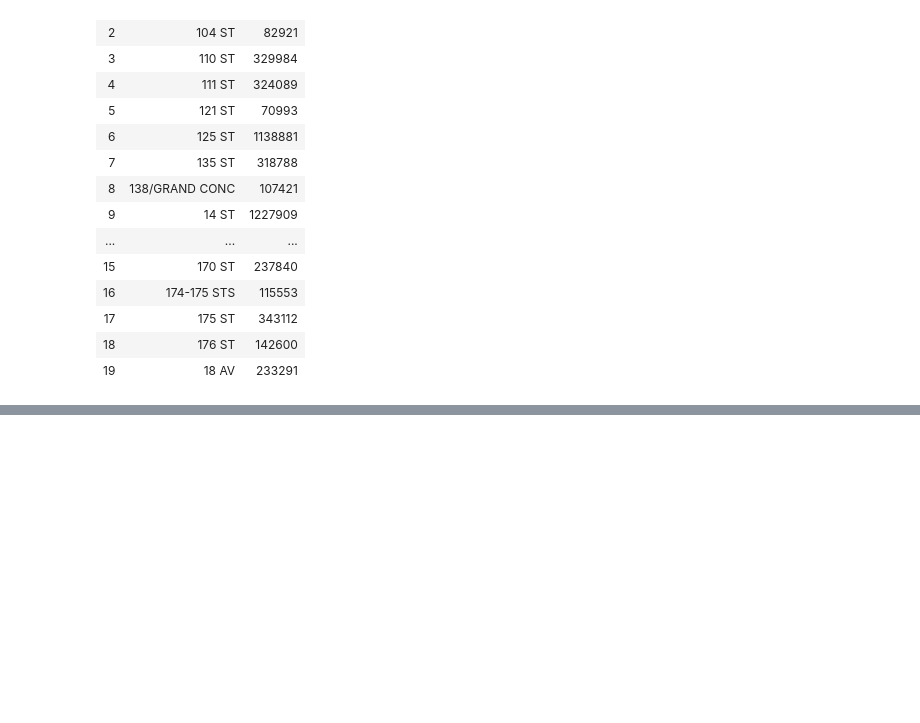
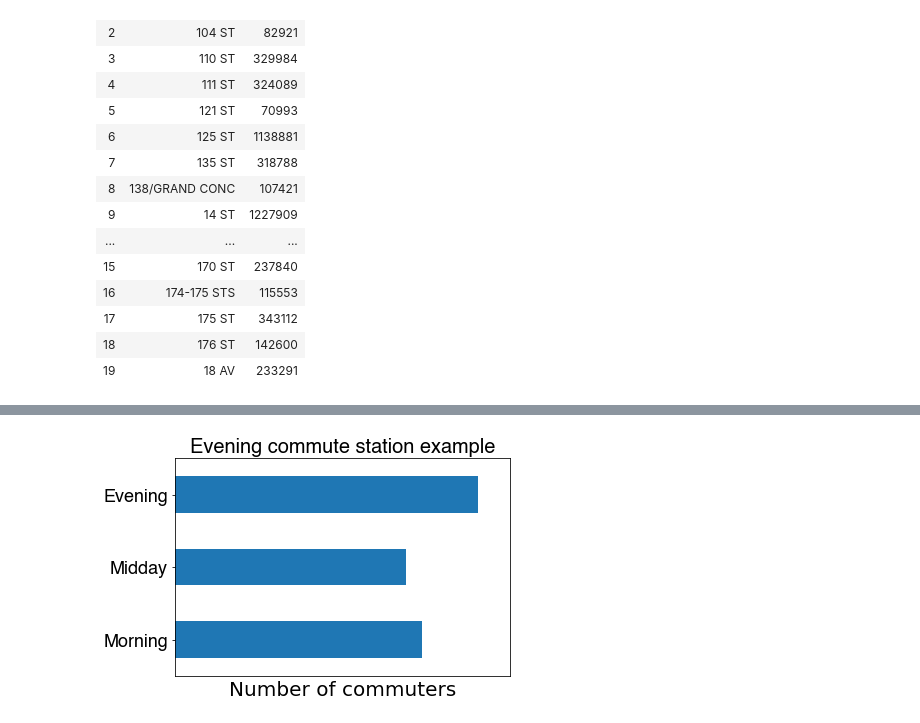
Before and after one commit to huge-reality/MTA_Project_Group_5, a Jupyter notebook: Rush_hour.ipynb, the cells around one changed output, grey strips where cells are left out. Saved outputs shown, nothing was run; the diff lists cells and outputs as text; code cells hidden in the pictures; blank space fills up the shorter version.

```diff
--- a/Rush_hour.ipynb
+++ b/Rush_hour.ipynb
@@ -320,0 +333,18 @@ None
+# %%
+final.iloc[0].drop(['STATION', 'am_v_mid', 'pm_v_mid']).plot.barh()
+plt.title('Evening commute station example',fontname = 'Helvetica', fontsize = 20,loc='center',  weight = 'bold');
+plt.xlabel('Number of commuters',fontsize = 20);
+
+ticks_x = np.linspace(900000, 990000, 0)
+plt.xticks(ticks_x, fontsize = '10', fontname = 'Helvetica');
+
+ticks_y = np.linspace(0, 2, 3)
+months = ['Morning','Midday','Evening']
+plt.yticks(ticks_y, months, fontsize = '18', fontname = 'Helvetica');
+
+
+plt.xlim([1300000, 1700000]);
+
+plt.savefig('PM_commute.png')
+# %% [output]
+[figure, added]
```
Also changed, not shown: parts of 5 cells of this notebook, 2 other files.
